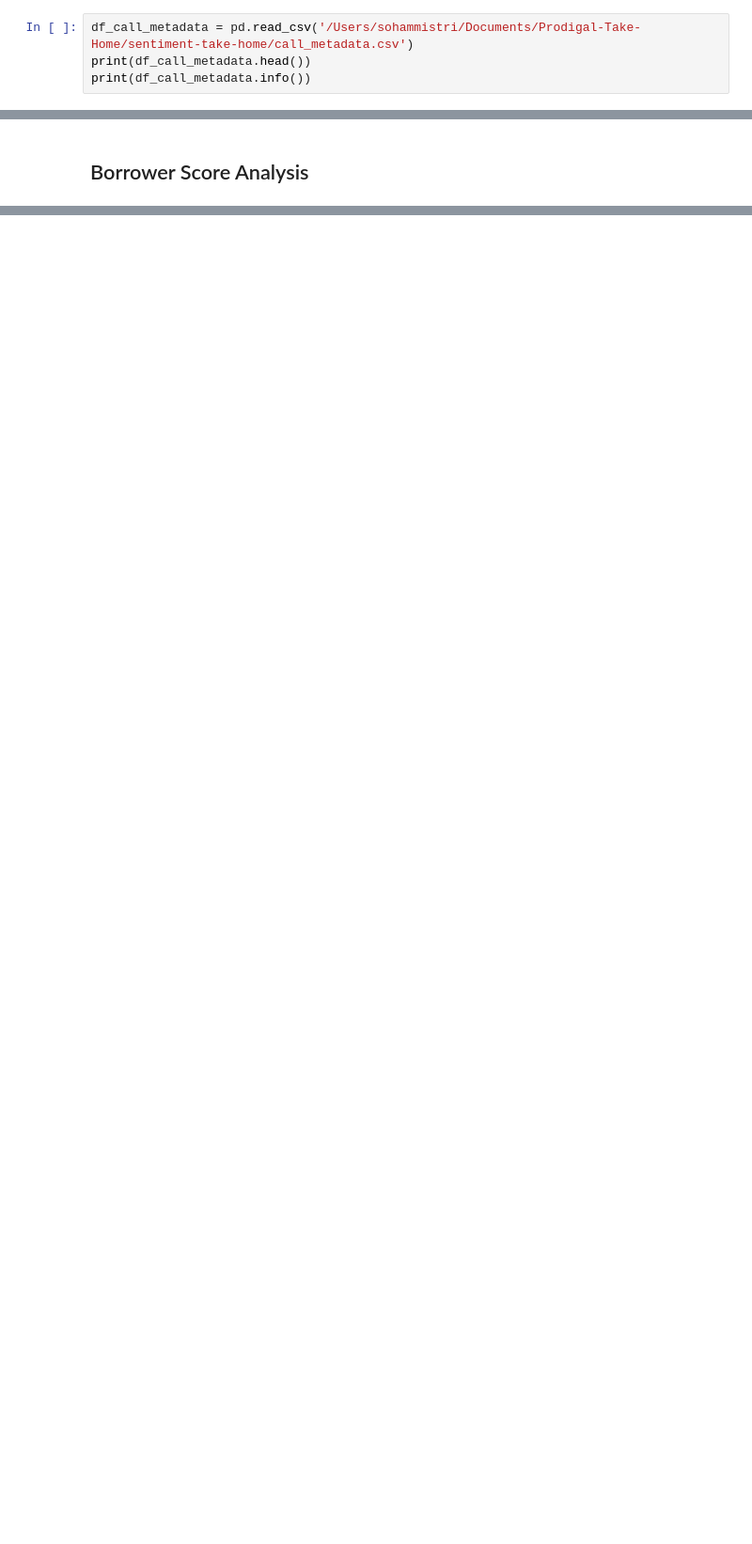
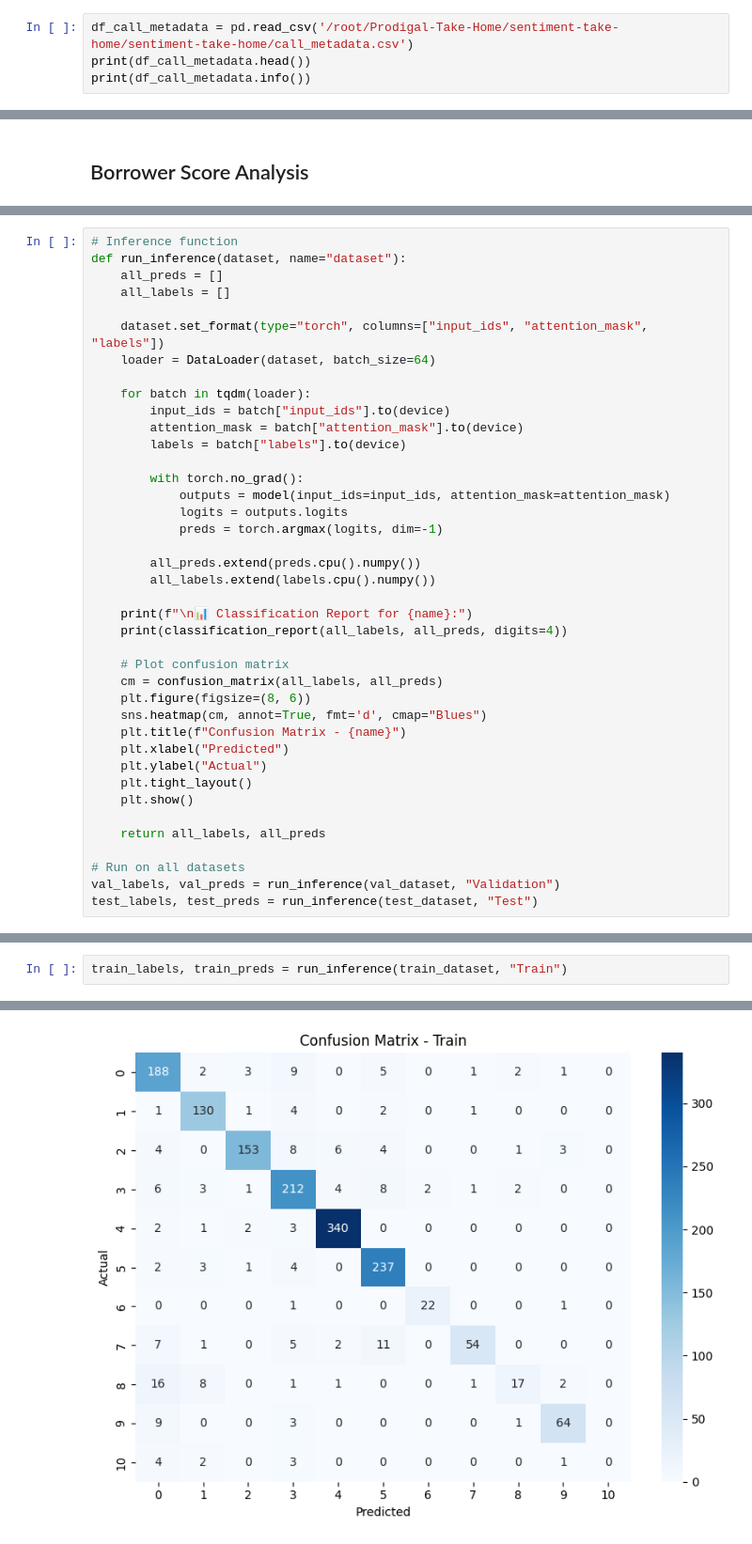
Before and after one commit to sohammistri/Prodigal-Take-Home, a Jupyter notebook: explore_data.ipynb, the cells around one changed output, grey strips where cells are left out. Shown: that part at 94% size. Saved outputs shown, nothing was run; the diff lists cells and outputs as text; blank space fills up the shorter version.

```diff
--- a/explore_data.ipynb
+++ b/explore_data.ipynb
@@ -25,6 +31,6 @@ Explore the data in full
 # %% [markdown]
 ## 1. Metdata csv file
 # %%
-df_call_metadata = pd.read_csv('/Users/sohammistri/Documents/Prodigal-Take-Home/sentiment-take-home/call_metadata.csv')
+df_call_metadata = pd.read_csv('/root/Prodigal-Take-Home/sentiment-take-home/sentiment-take-home/call_metadata.csv')
 print(df_call_metadata.head())
 print(df_call_metadata.info())
@@ -711,0 +531,40 @@ Confusion Matrix:
+# %%
+# Inference function
+def run_inference(dataset, name="dataset"):
+    all_preds = []
+    all_labels = []
+
+    dataset.set_format(type="torch", columns=["input_ids", "attention_mask", "labels"])
+    loader = DataLoader(dataset, batch_size=64)
+
+    for batch in tqdm(loader):
+        input_ids = batch["input_ids"].to(device)
+        attention_mask = batch["attention_mask"].to(device)
+        labels = batch["labels"].to(device)
+
+        with torch.no_grad():
+            outputs = model(input_ids=input_ids, attention_mask=attention_mask)
+            logits = outputs.logits
+            preds = torch.argmax(logits, dim=-1)
+
+        all_preds.extend(preds.cpu().numpy())
+        all_labels.extend(labels.cpu().numpy())
+
+    print(f"\n📊 Classification Report for {name}:")
+    print(classification_report(all_labels, all_preds, digits=4))
+
+    # Plot confusion matrix
+    cm = confusion_matrix(all_labels, all_preds)
+    plt.figure(figsize=(8, 6))
+    sns.heatmap(cm, annot=True, fmt='d', cmap="Blues")
+    plt.title(f"Confusion Matrix - {name}")
+    plt.xlabel("Predicted")
+    plt.ylabel("Actual")
+    plt.tight_layout()
+    plt.show()
+
+    return all_labels, all_preds
+
+# Run on all datasets
+val_labels, val_preds = run_inference(val_dataset, "Validation")
+test_labels, test_preds = run_inference(test_dataset, "Test")
@@ -711,0 +609,3 @@ Confusion Matrix:
+# %%
+train_labels, train_preds = run_inference(train_dataset, "Train")
+# %% [output]
@@ -711,0 +630 @@ Confusion Matrix:
+[figure, added]
```
Also changed, not shown: parts of 43 cells of this notebook.
